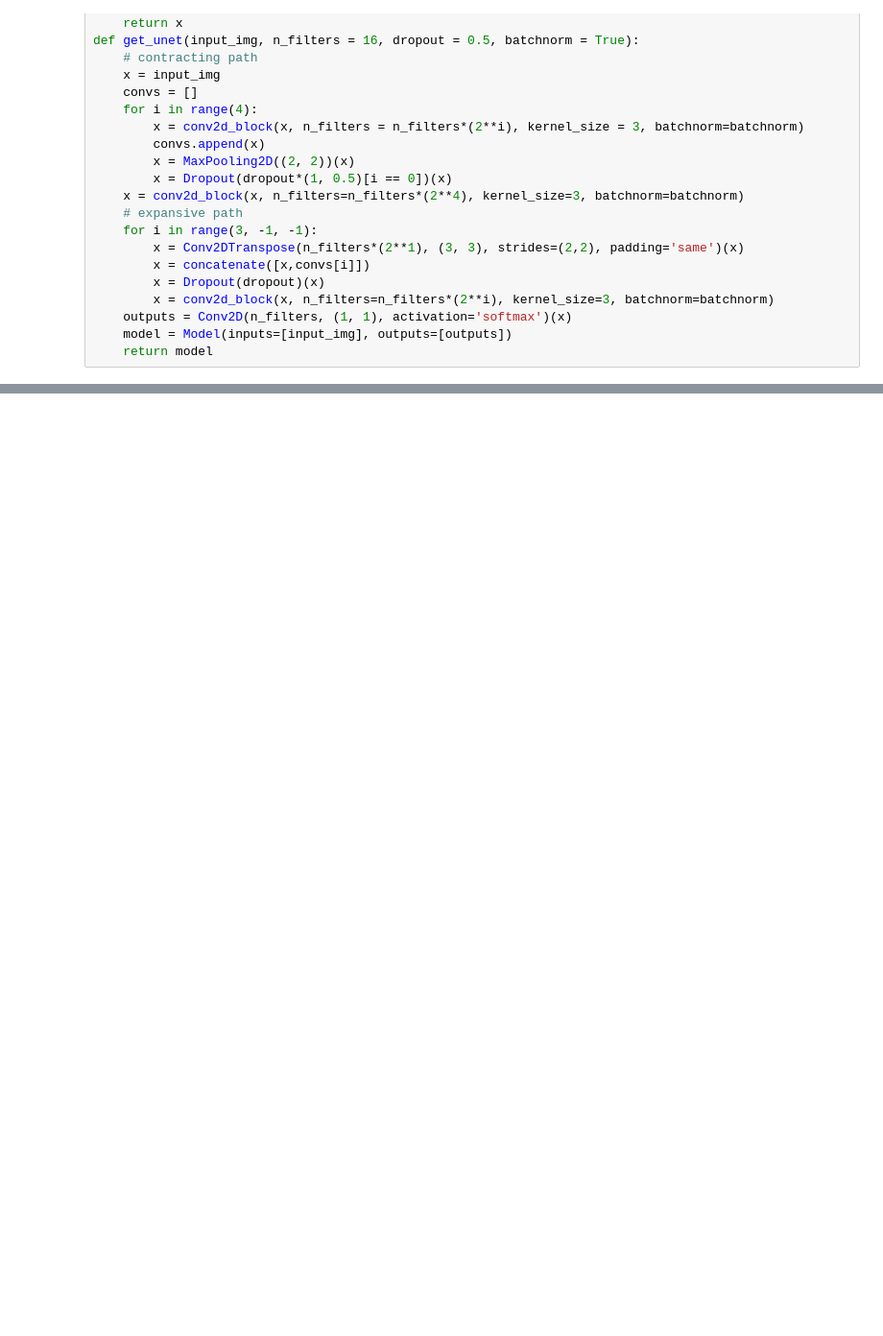
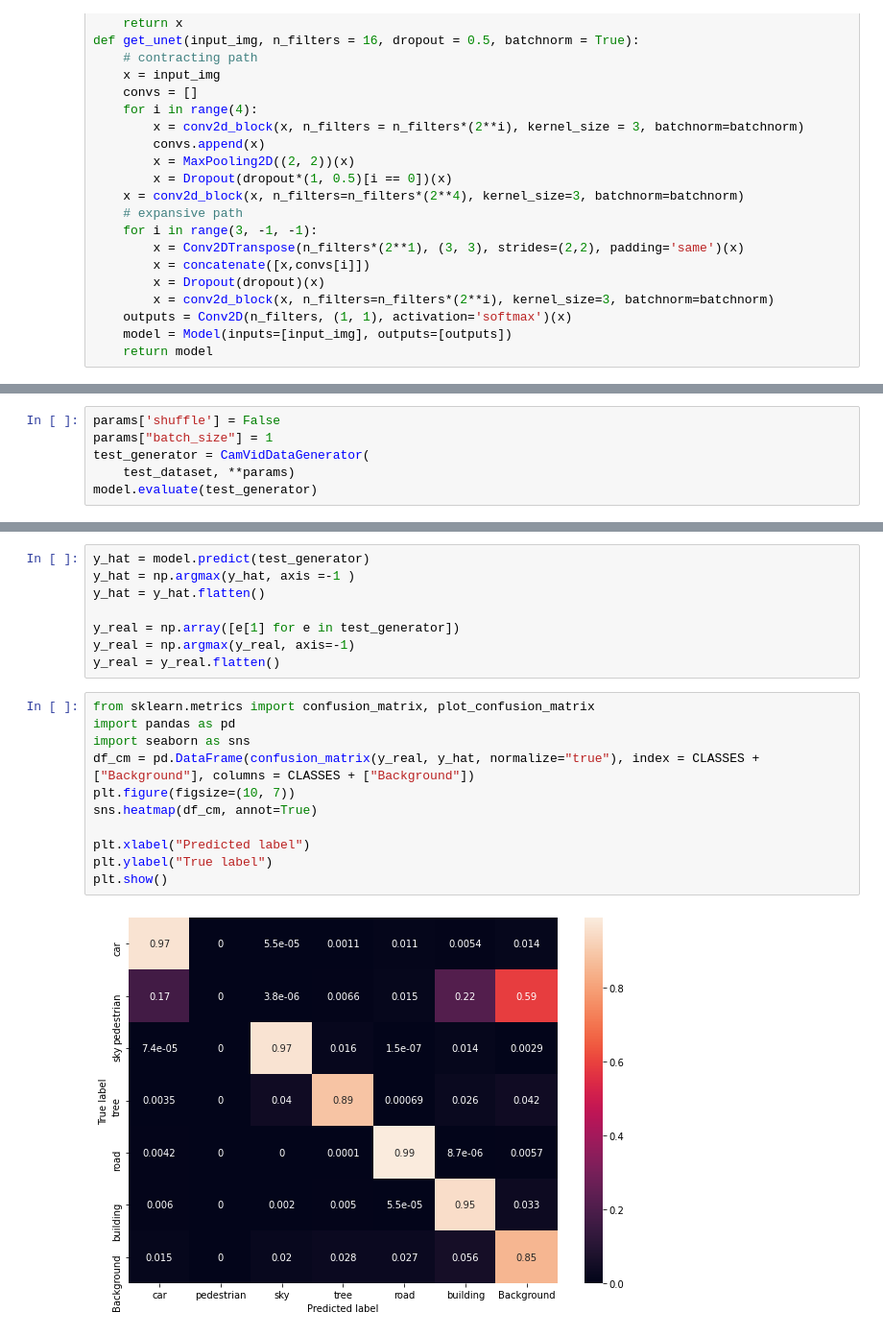
Before and after one commit to omhpathak-tech/DashCamSegmentation, a Jupyter notebook: Segmentation.ipynb, the cells around one changed output, grey strips where cells are left out. Shown at 96% size. Saved outputs shown, nothing was run; the diff lists cells and outputs as text; blank space fills up the shorter version.

```diff
--- a/Segmentation.ipynb
+++ b/Segmentation.ipynb
@@ -256,0 +353,6 @@ plt.show
+# %%
+params['shuffle'] = False
+params["batch_size"] = 1
+test_generator = CamVidDataGenerator(
+    test_dataset, **params)
+model.evaluate(test_generator)
@@ -256,0 +362,21 @@ plt.show
+# %%
+y_hat = model.predict(test_generator)
+y_hat = np.argmax(y_hat, axis =-1 )
+y_hat = y_hat.flatten()
+
+y_real = np.array([e[1] for e in test_generator])
+y_real = np.argmax(y_real, axis=-1)
+y_real = y_real.flatten()
+# %%
+from sklearn.metrics import confusion_matrix, plot_confusion_matrix
+import pandas as pd
+import seaborn as sns
+df_cm = pd.DataFrame(confusion_matrix(y_real, y_hat, normalize="true"), index = CLASSES + ["Background"], columns = CLASSES + ["Background"])
+plt.figure(figsize=(10, 7))
+sns.heatmap(df_cm, annot=True)
+
+plt.xlabel("Predicted label")
+plt.ylabel("True label")
+plt.show()
+# %% [output]
+[figure, added]
```
Also changed, not shown: parts of 9 cells of this notebook.
